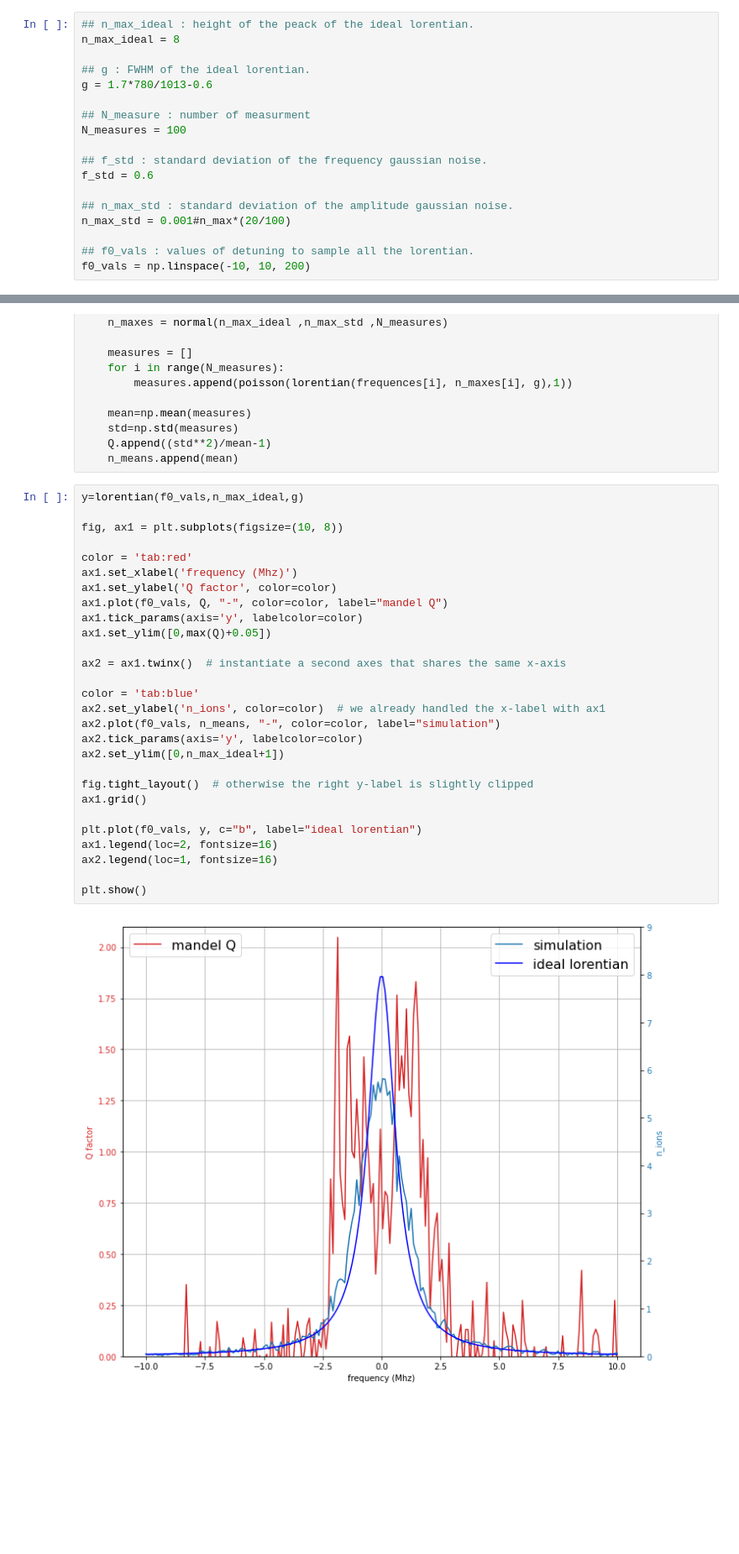
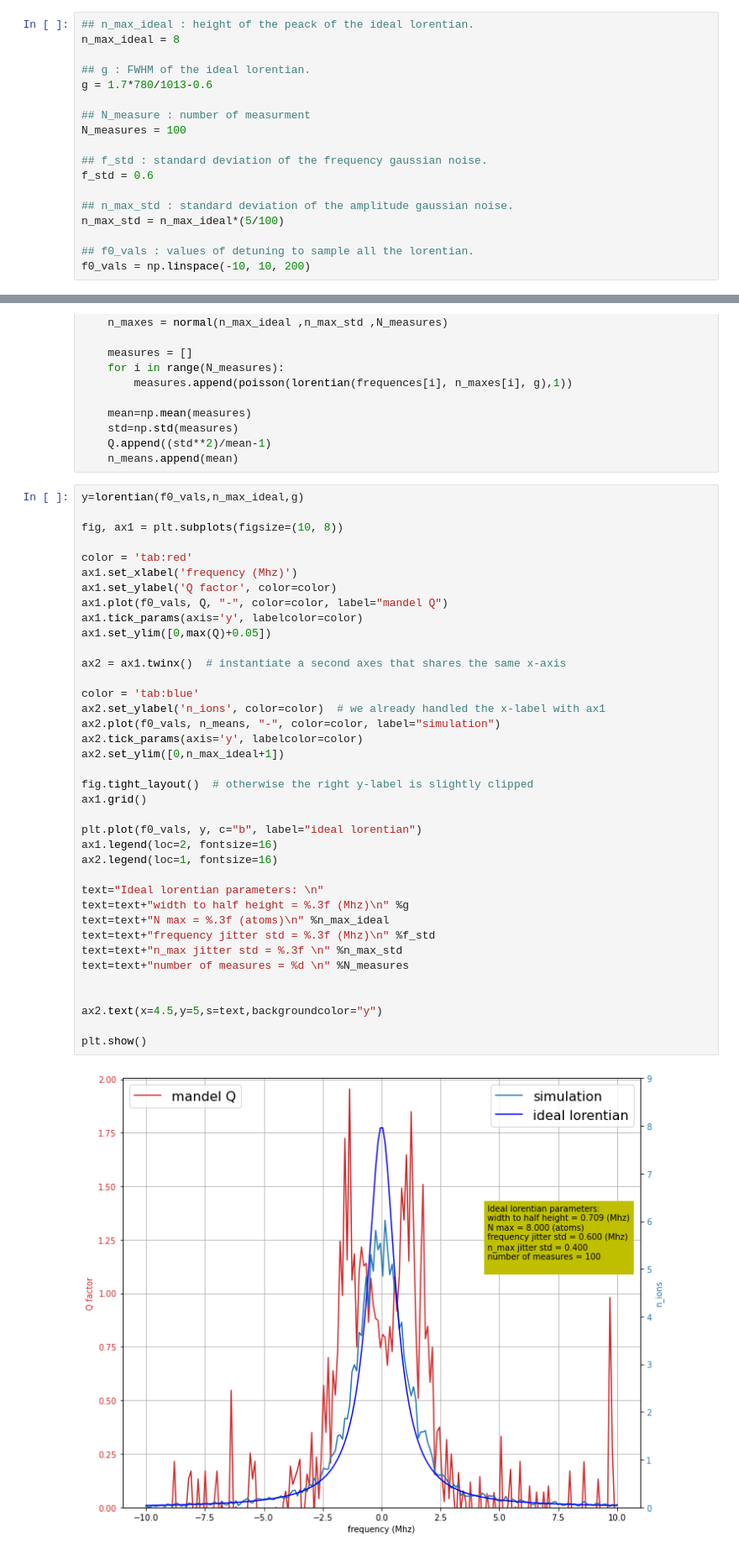
Before and after one commit to Valerio-Amico/Lab-Rydberg, a Jupyter notebook: Q_simulations/Brutal_approach.ipynb, the cells around one changed output, grey strips where cells are left out. Shown: that part at 84% size. Saved outputs shown, nothing was run; the diff lists cells and outputs as text; blank space fills up the shorter version.

```diff
--- a/Q_simulations/Brutal_approach.ipynb
+++ b/Q_simulations/Brutal_approach.ipynb
@@ -41,7 +41,7 @@ N_measures = 100
 f_std = 0.6
 
 ## n_max_std : standard deviation of the amplitude gaussian noise.
-n_max_std = 0.001#n_max*(20/100)
+n_max_std = n_max_ideal*(5/100)
 
 ## f0_vals : values of detuning to sample all the lorentian.
 f0_vals = np.linspace(-10, 10, 200)
@@ -65,30 +65,40 @@ for f0 in f0_vals:
 # %%
 y=lorentian(f0_vals,n_max_ideal,g)
 
 fig, ax1 = plt.subplots(figsize=(10, 8))
 
 color = 'tab:red'
 ax1.set_xlabel('frequency (Mhz)')
 ax1.set_ylabel('Q factor', color=color)
 ax1.plot(f0_vals, Q, "-", color=color, label="mandel Q")
 ax1.tick_params(axis='y', labelcolor=color)
 ax1.set_ylim([0,max(Q)+0.05])
 
 ax2 = ax1.twinx()  # instantiate a second axes that shares the same x-axis
 
 color = 'tab:blue'
 ax2.set_ylabel('n_ions', color=color)  # we already handled the x-label with ax1
 ax2.plot(f0_vals, n_means, "-", color=color, label="simulation")
 ax2.tick_params(axis='y', labelcolor=color)
 ax2.set_ylim([0,n_max_ideal+1])
 
 fig.tight_layout()  # otherwise the right y-label is slightly clipped
 ax1.grid()
 
 plt.plot(f0_vals, y, c="b", label="ideal lorentian")
 ax1.legend(loc=2, fontsize=16)
 ax2.legend(loc=1, fontsize=16)
 
+text="Ideal lorentian parameters: \n"
+text=text+"width to half height = %.3f (Mhz)\n" %g
+text=text+"N max = %.3f (atoms)\n" %n_max_ideal
+text=text+"frequency jitter std = %.3f (Mhz)\n" %f_std
+text=text+"n_max jitter std = %.3f \n" %n_max_std
+text=text+"number of measures = %d \n" %N_measures
+
+
+ax2.text(x=4.5,y=5,s=text,backgroundcolor="y")
+
 plt.show()
 # %% [output]
-[figure, old version]
+[figure, new version]
```
Also changed, not shown: parts of 1 cell of this notebook, 4 other files.
